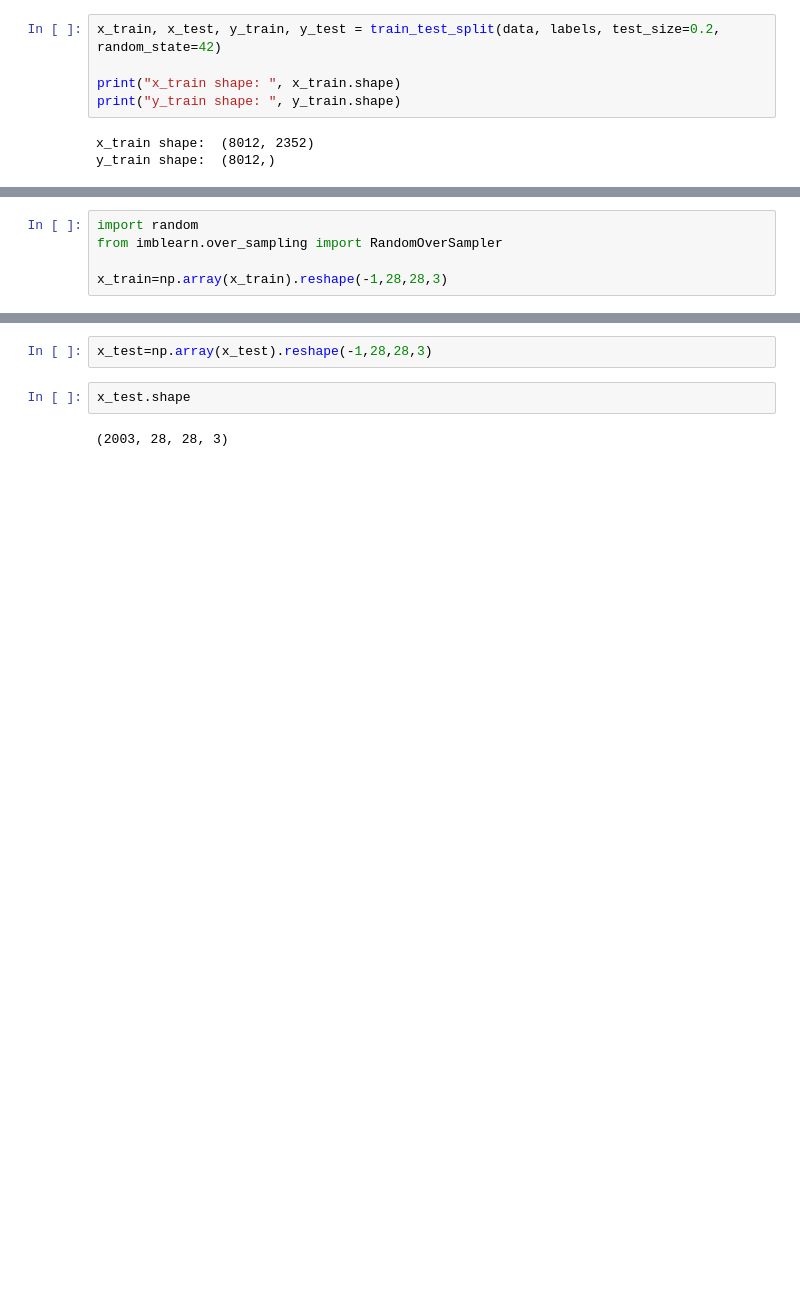
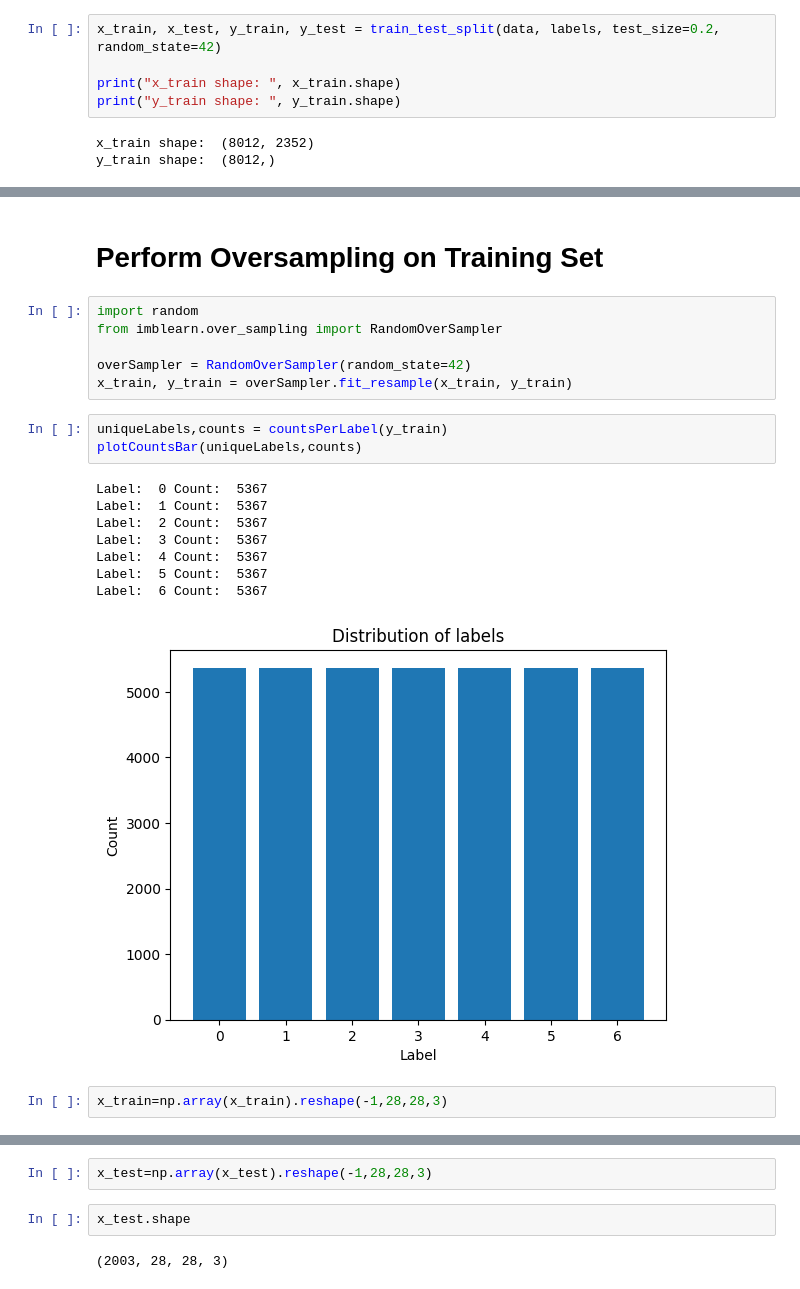
Before and after one commit to Lazer430/DL-A2, a Jupyter notebook: Task1/task1.ipynb, the cells around one changed output, grey strips where cells are left out. Drawn from its saved outputs; the diff is of its cells as text; blank space fills up the shorter version.

Commit message:
imrpoved performance

```diff
--- a/Task1/task1.ipynb
+++ b/Task1/task1.ipynb
@@ -55,7 +79,24 @@ y_train shape:  (8012,)
+# %% [markdown]
+# Perform Oversampling on Training Set
+# %%
+import random
+from imblearn.over_sampling import RandomOverSampler
+
+overSampler = RandomOverSampler(random_state=42)
+x_train, y_train = overSampler.fit_resample(x_train, y_train)
+# %%
+uniqueLabels,counts = countsPerLabel(y_train)
+plotCountsBar(uniqueLabels,counts)
+# %% [output]
+Label:  0 Count:  5367
+Label:  1 Count:  5367
+Label:  2 Count:  5367
+Label:  3 Count:  5367
+Label:  4 Count:  5367
+Label:  5 Count:  5367
+Label:  6 Count:  5367
+[figure, added]
 # %%
-import random
-from imblearn.over_sampling import RandomOverSampler
-
 x_train=np.array(x_train).reshape(-1,28,28,3)
 # %%
 #show training 5 samples for each class
```
Also changed, not shown: parts of 23 cells of this notebook, 1 other file.
